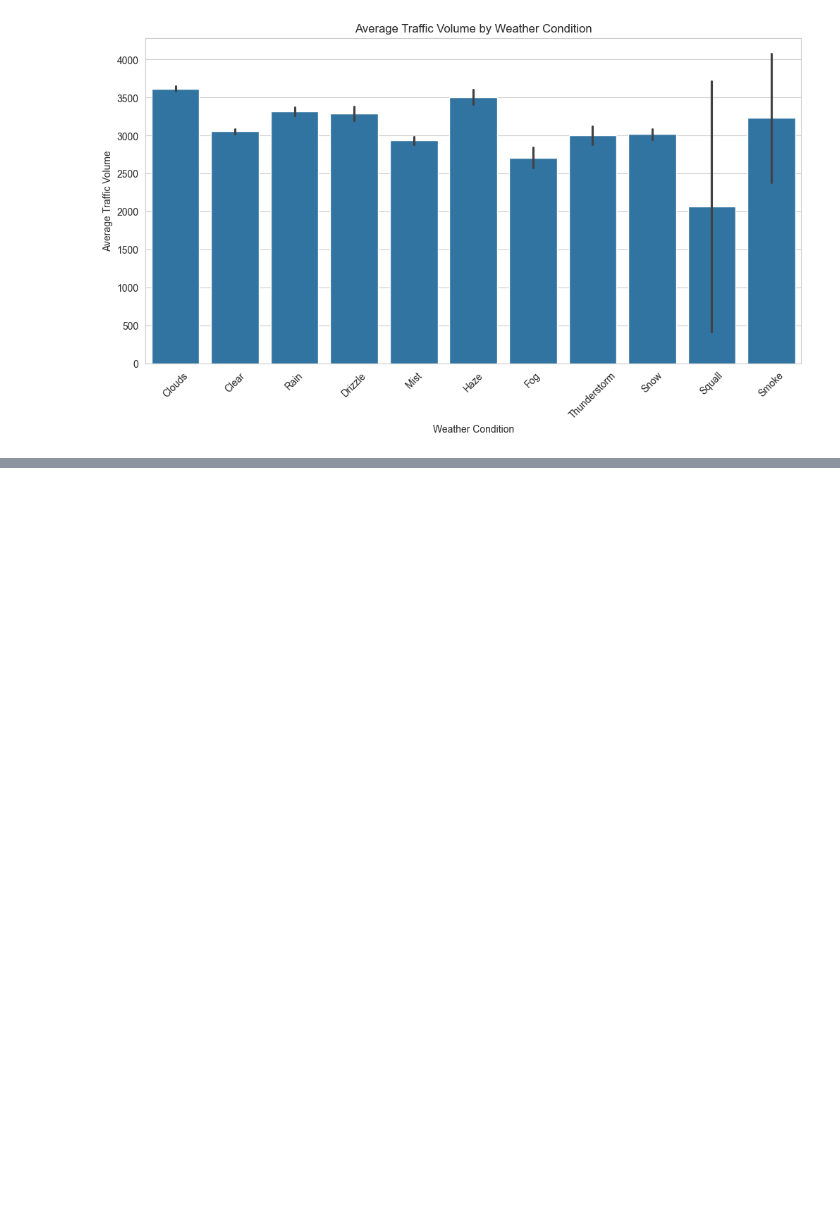
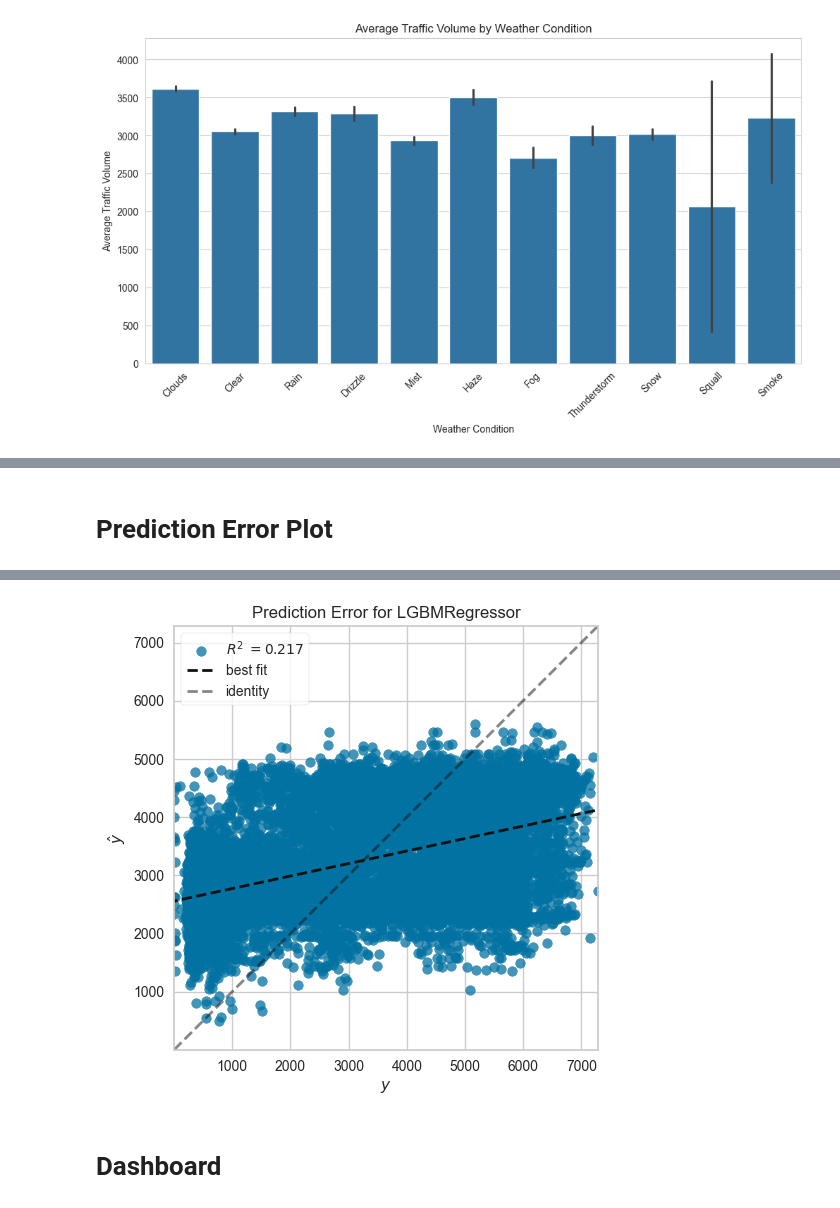
Before and after one commit to HSKdeveloper/ML-Project, a Jupyter notebook: mlProject/em.ipynb, the cells around one changed output, grey strips where cells are left out. Cells and saved outputs as stored; diff of their text form; code cells hidden in the pictures; blank space fills up the shorter version.

```diff
--- a/mlProject/em.ipynb
+++ b/mlProject/em.ipynb
@@ -155,0 +220,5 @@ plt.show()
+# %% [markdown]
+# Prediction Error Plot
+# %%
+plot_model(best_model, plot='error')
+# %% [output]
@@ -155,0 +226,3 @@ plt.show()
+[figure, added]
+# %% [markdown]
+# Dashboard
```
Also changed, not shown: parts of 15 cells of this notebook, 1 other file.
